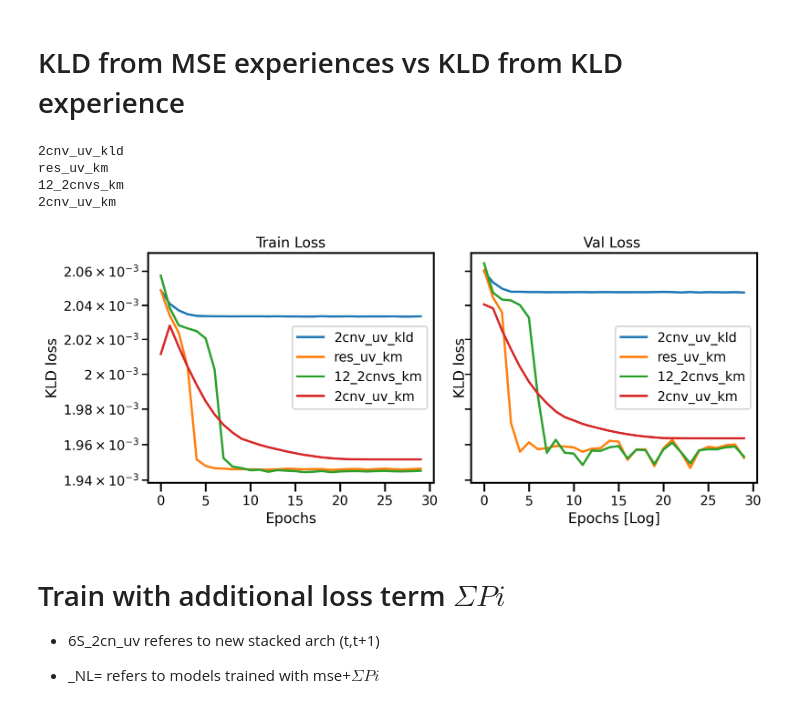
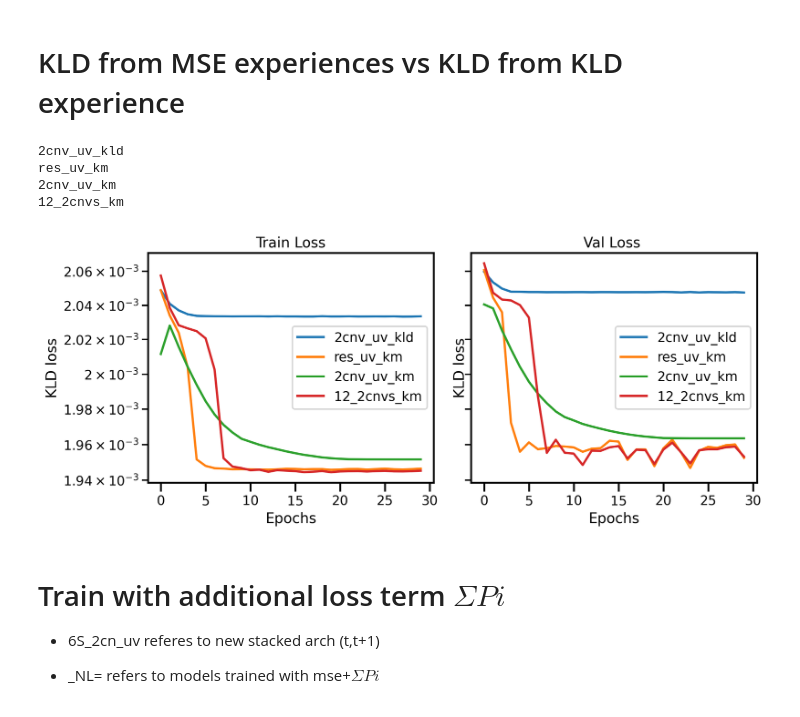
Before and after one commit to aelaouni/mldrop_notebooks, a Jupyter notebook: mldrop_19Sept.ipynb, the cells around one changed output. Saved outputs shown, nothing was run; the diff lists cells and outputs as text; code cells hidden in the pictures.

```diff
--- a/mldrop_19Sept.ipynb
+++ b/mldrop_19Sept.ipynb
@@ -155,36 +155,36 @@ import myfuncts
 
 sims=myfuncts.load_sims7()
 
 
 plt.rcParams["figure.figsize"] = [10.50, 4.50]
 norm = 0.43405532837#sims[0].tloss.values[0]
 f, (ax1, ax2) = plt.subplots(1, 2, sharey=True)
 for sim in sims:
         ax1.plot((sim.tloss),label=sim.name)
         ax2.plot((sim.vloss),label=sim.name)
 
 ax1.title.set_text('Train Loss')
 ax1.set_ylabel('KLD loss')
 ax1.set_xlabel('Epochs')
 ax1.legend()
 ax1.set_yscale('log')
 #ax1.set_xscale('log')
 
 ax2.title.set_text('Val Loss ')
 ax2.set_ylabel('KLD loss')
-ax2.set_xlabel('Epochs [Log]')
+ax2.set_xlabel('Epochs')
 ax2.legend()
 #ax2.set_yscale('log')
 #ax2.set_xscale('log')
 #ax2.set_xlim([20, 45])
 plt.tight_layout()
 plt.show()
 # %% [output]
 2cnv_uv_kld
 res_uv_km
+2cnv_uv_km
 12_2cnvs_km
-2cnv_uv_km
-[figure, old version]
+[figure, new version]
 # %% [markdown]
 # Train with additional loss term $\Sigma Pi $
 
```
Also changed, not shown: parts of 3 cells of this notebook.
